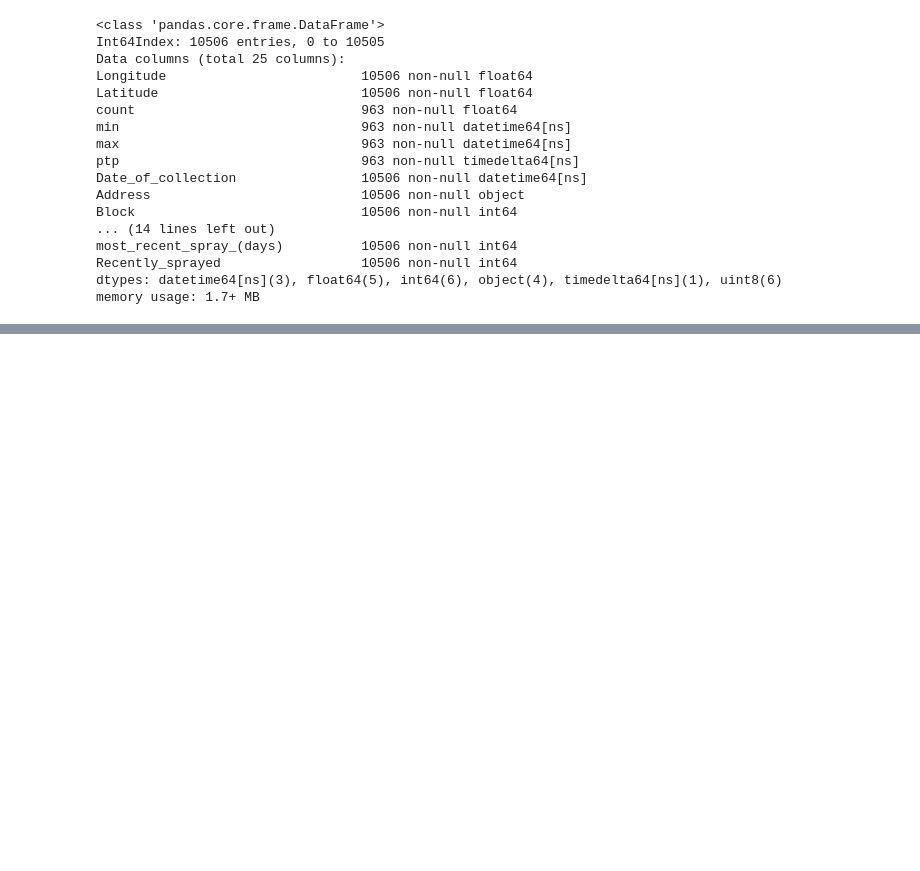
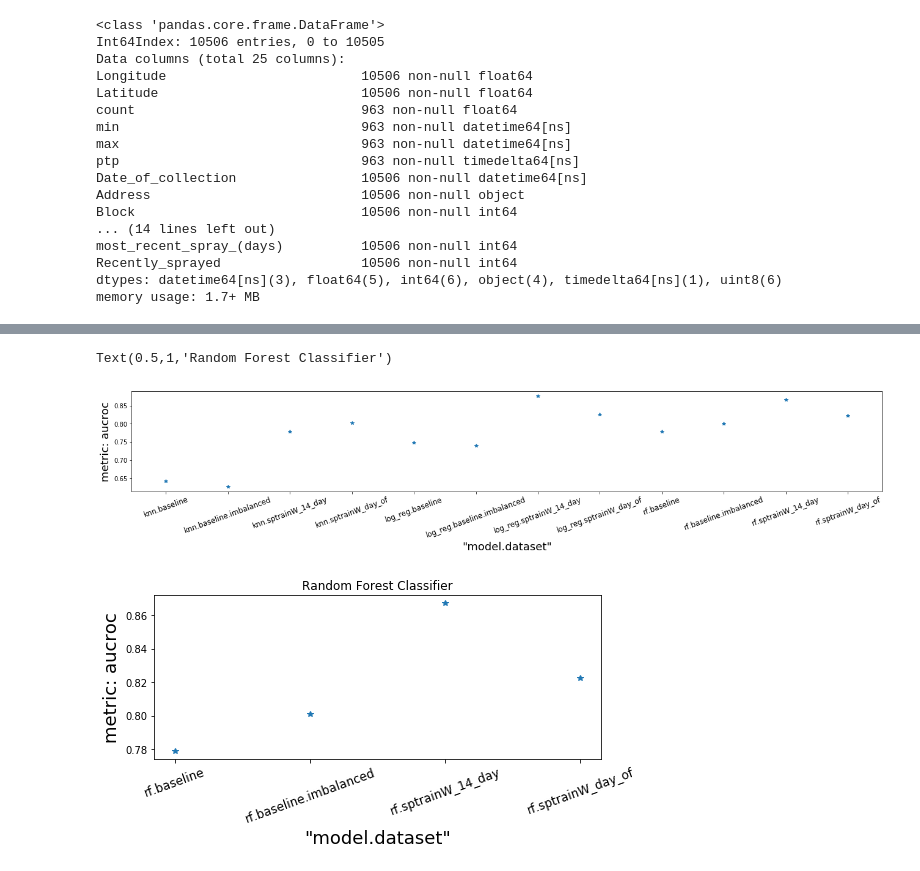
Before and after one commit to Erolino/WestNileVirus_Detection, a Jupyter notebook: WestNileVirus_Detection.ipynb, the cells around one changed output, grey strips where cells are left out. Saved outputs shown, nothing was run; the diff lists cells and outputs as text; code cells hidden in the pictures; blank space fills up the shorter version.

Commit message:
adding modeling file

```diff
--- a/WestNileVirus_Detection.ipynb
+++ b/WestNileVirus_Detection.ipynb
@@ -2271,0 +2340,3 @@ memory usage: 1.7+ MB
+# %%
+oy=sss.T
+oy
@@ -2271,0 +2357,24 @@ memory usage: 1.7+ MB
+# %%
+import matplotlib.pyplot as plt
+import seaborn as sns
+%matplotlib  inline
+plt.subplots(figsize=(22,3),)
+plt.xticks(rotation=20,fontsize = 12)
+#plt.subplot(1,3,1)
+plt.plot(oy.loc[:,'aucroc'],linestyle='None',marker='*')
+#plt.xticks(x, labels, rotation='vertical')
+plt.xlabel('"model.dataset"',fontsize = 18)
+plt.ylabel('metric: aucroc',fontsize = 18)
+#########
+plt.subplots(figsize=(8,3),)
+plt.xticks(rotation=20,fontsize = 12)
+#plt.subplot(1,3,1)
+plt.plot(oy.iloc[[2,5,8,11],5],linestyle='None',marker='*')
+#plt.xticks(x, labels, rotation='vertical')
+plt.xlabel('"model.dataset"',fontsize = 18)
+plt.ylabel('metric: aucroc',fontsize = 18)
+plt.title('Random Forest Classifier')
+# %% [output]
+Text(0.5,1,'Random Forest Classifier')
+[figure, added]
+[figure, added]
```
Also changed, not shown: parts of 4 cells of this notebook, 2 other files.
